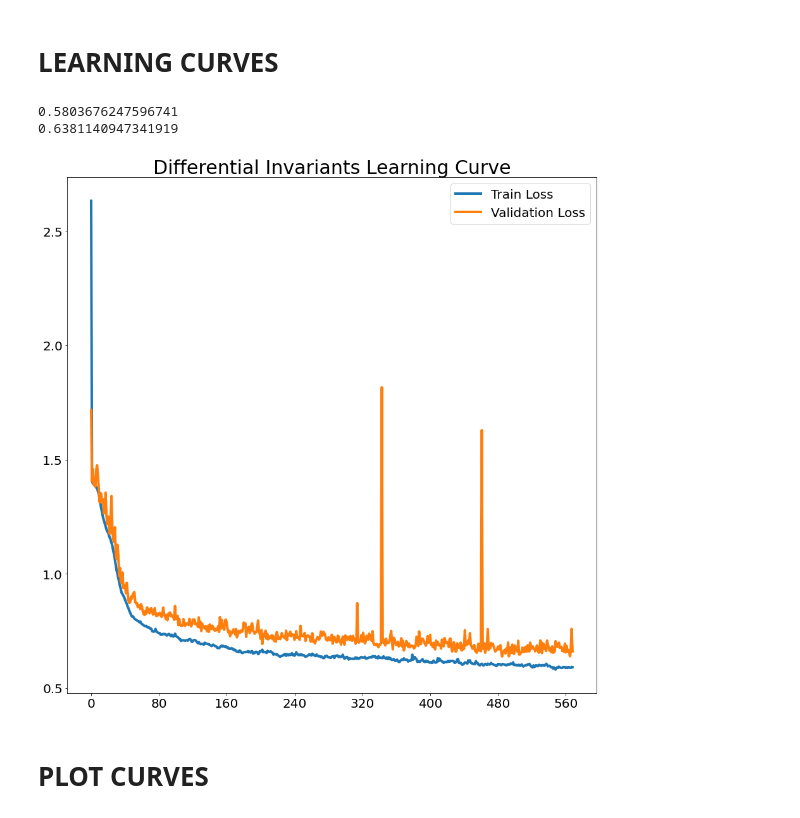
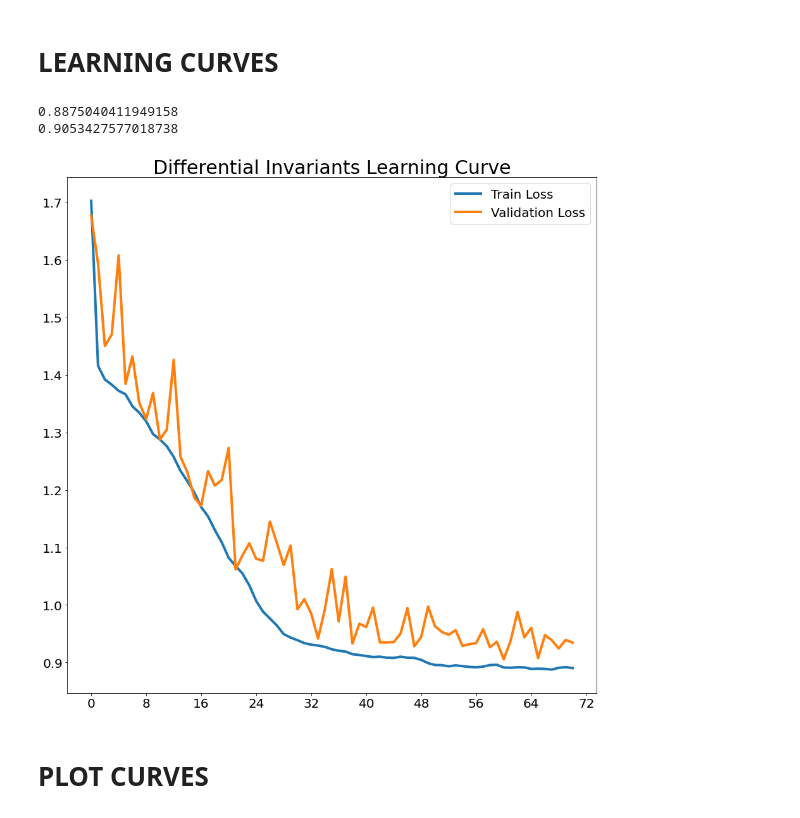
Before and after one commit to royvelich/deep-signature, a Jupyter notebook: notebooks/level_curves/qualitative_evaluation.ipynb, the cells around one changed output. Saved outputs shown, nothing was run; the diff lists cells and outputs as text; code cells hidden in the pictures.

Commit message:
equiaffine nice results

```diff
--- a/notebooks/level_curves/qualitative_evaluation.ipynb
+++ b/notebooks/level_curves/qualitative_evaluation.ipynb
@@ -48,40 +48,40 @@ def plot_learning_curve(results_dir_path, title):
     train_loss_array_no_nan = train_loss_array[~numpy.isnan(train_loss_array)]
     validation_loss_array_no_nan = validation_loss_array[~numpy.isnan(validation_loss_array)]
 
     epochs_list = numpy.array(range(len(train_loss_array)))
 
     fig, ax = plt.subplots(1, 1, figsize=(15,15))
     ax.xaxis.set_major_locator(ticker.MaxNLocator(integer=True))
 
     for label in (ax.get_xticklabels() + ax.get_yticklabels()):
         label.set_fontsize(20)
 
     ax.plot(epochs_list, train_loss_array, label='Train Loss', linewidth=4.0)
     ax.plot(epochs_list, validation_loss_array, label='Validation Loss', linewidth=4.0)
     ax.set_title(title, fontsize=30)
 
     plt.legend(fontsize=20, title_fontsize=20)
 
     print(numpy.min(train_loss_array_no_nan))
     print(numpy.min(validation_loss_array_no_nan))
 
     plt.show()
 
-group = 'euclidean'
+group = 'equiaffine'
 # data_dir = settings.data_dir
-curvature_results_dir_path = common_utils.get_results_dir(data_dir=settings.data_dir, invariant='curvature', group=group)
-arclength_results_dir_path = common_utils.get_results_dir(data_dir=settings.data_dir, invariant='arclength', group=group)
-all_results_dir_path = common_utils.get_results_dir(data_dir=settings.data_dir, invariant='diff_inv', group=group)
+curvature_results_dir_path = common_utils.get_results_dir(base_dir=settings.data_dir, invariant='curvature', group=group)
+arclength_results_dir_path = common_utils.get_results_dir(base_dir=settings.data_dir, invariant='arclength', group=group)
+all_results_dir_path = common_utils.get_results_dir(base_dir=settings.data_dir, invariant='diff_inv', group=group)
 
 # level_curves_curvature_tuplets_results_dir_path, level_curves_arclength_tuplets_results_dir_path = common_utils.get_results_dir_path(transform_type=transform_type)
 # plot_learning_curve(level_curves_curvature_tuplets_results_dir_path, 'Curvature Learnin"g Curve')
 # plot_learning_curve(results_dir_path=arclength_results_dir_path, title='Arc-Length Learning Curve')
 plot_learning_curve(results_dir_path=all_results_dir_path, title='Differential Invariants Learning Curve')
 # plot_learning_curve(results_dir_path=curvature_results_dir_path, title='Curvature Learning Curve')
 # %% [output]
-0.5803676247596741
-0.6381140947341919
+0.8875040411949158
+0.9053427577018738
-[figure, old version]
+[figure, new version]
 # %% [markdown]
 # PLOT CURVES
 # %%
```
Also changed, not shown: parts of 2 cells of this notebook, 5 other files.
